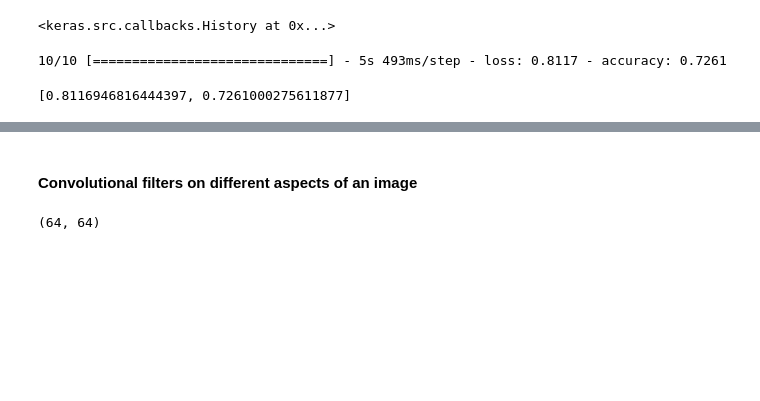
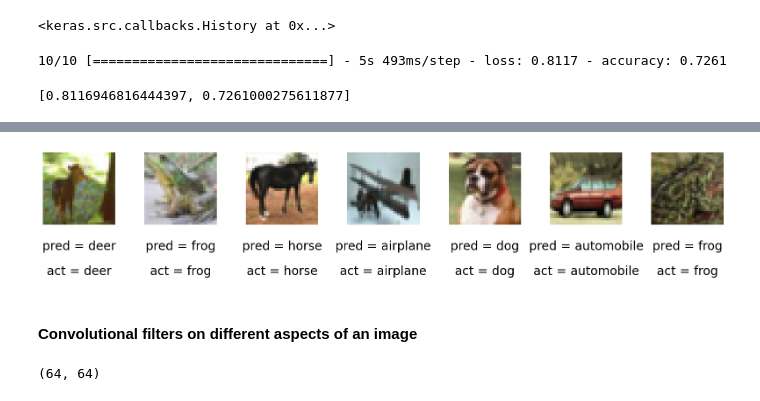
Before and after one commit to Agneypraseed/Notebooks, a Jupyter notebook: keras-multilayer-perceptron-and-cnn-on-cifar-10.ipynb, the cells around one changed output, grey strips where cells are left out. Cells and saved outputs as stored; diff of their text form; code cells hidden in the pictures; blank space fills up the shorter version.

```diff
--- a/keras-multilayer-perceptron-and-cnn-on-cifar-10.ipynb
+++ b/keras-multilayer-perceptron-and-cnn-on-cifar-10.ipynb
@@ -542,3 +542,6 @@ model.evaluate(x_test, y_test, batch_size=1000)
 # %% [output]
 10/10 [==============================] - 5s 493ms/step - loss: 0.8117 - accuracy: 0.7261
 [0.8116946816444397, 0.7261000275611877]
+# %%
+plot_random_images(model, x_test, y_test, n_to_show=7, figsize=(20, 40))
+# %% [output]
@@ -545,3 +549,4 @@ model.evaluate(x_test, y_test, batch_size=1000)
+[figure, added]
 # %% [markdown]
 #### Convolutional filters on different aspects of an image
 # %%
```
Also changed, not shown: parts of 1 cell of this notebook.
